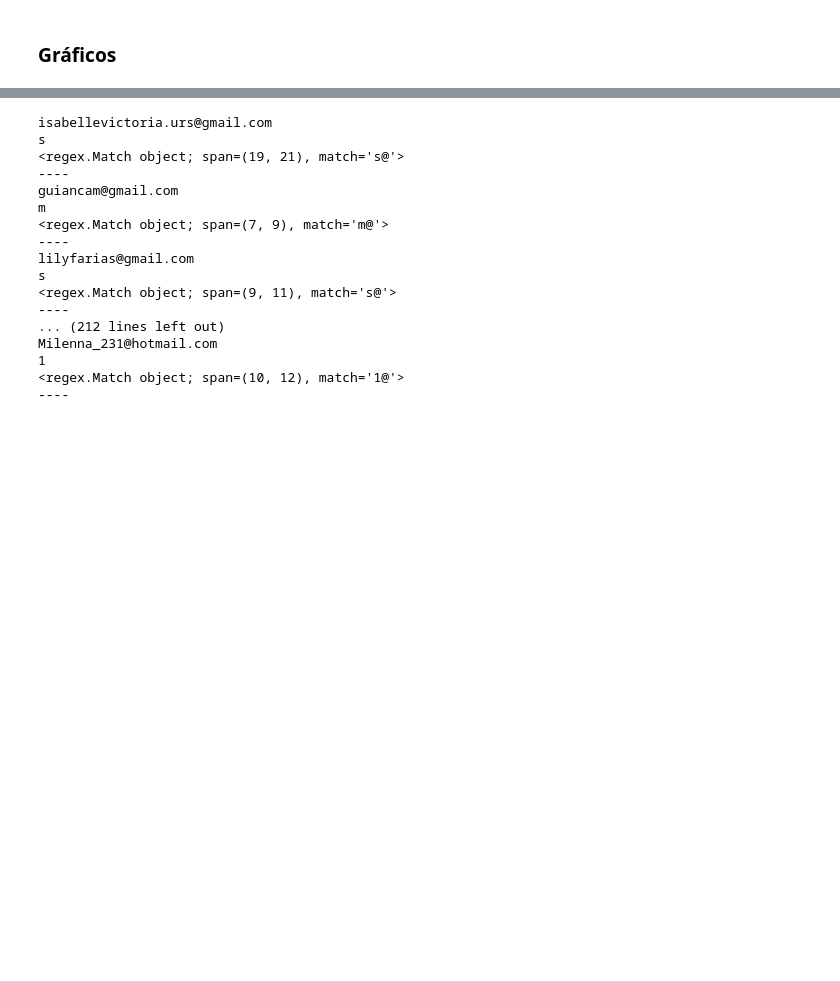
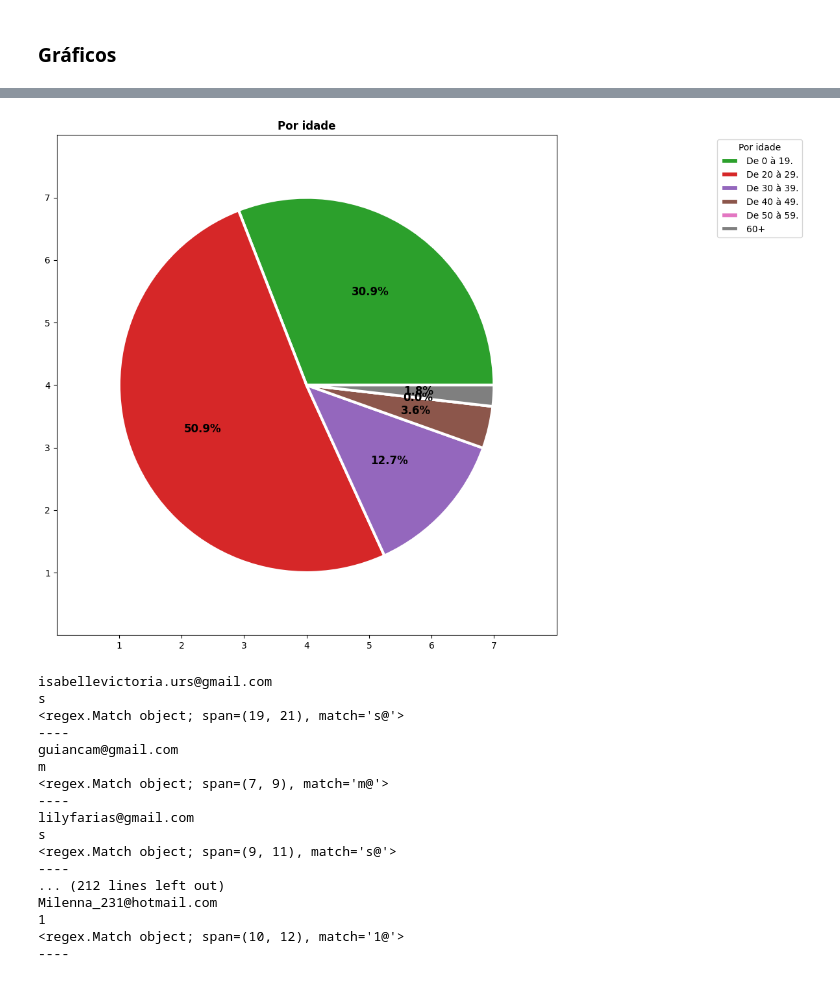
Before and after one commit to jmsimao/DCTI-Hackathon-2024, a Jupyter notebook: Hackathon - Inscritos - 2024.ipynb, the cells around one changed output, grey strips where cells are left out. Drawn from its saved outputs; the diff is of its cells as text; code cells hidden in the pictures; blank space fills up the shorter version.

```diff
--- a/Hackathon - Inscritos - 2024.ipynb
+++ b/Hackathon - Inscritos - 2024.ipynb
@@ -540,3 +513,14 @@ pieGraph(dataPieGraph(ins['observacao'])
+# %%
+dataPie=dataComputeByRange([{'min':0,'max':19},{'min':20,'max':29},{'min':30,'max':39},
+                         {'min':40,'max':49},{'min':50,'max':59},{'acima':60}],
+                        ins['idade']
+                   )
+pieGraph(dataPie
+        ,titulo='Por idade'
+        ,nomeArquivo='./Imagens/PorIdade.jpg'
+        ,colorMap='tab10')
+# %% [output]
+[figure, added]
 # %%
 # https://stackoverflow.com/questions/50807744/apply-css-class-to-pandas-dataframe-using-to-html
 def geraHTML(dataFrame, arquivoHTML = 'index.html',
```
Also changed, not shown: parts of 3 cells of this notebook, 8 other files.
